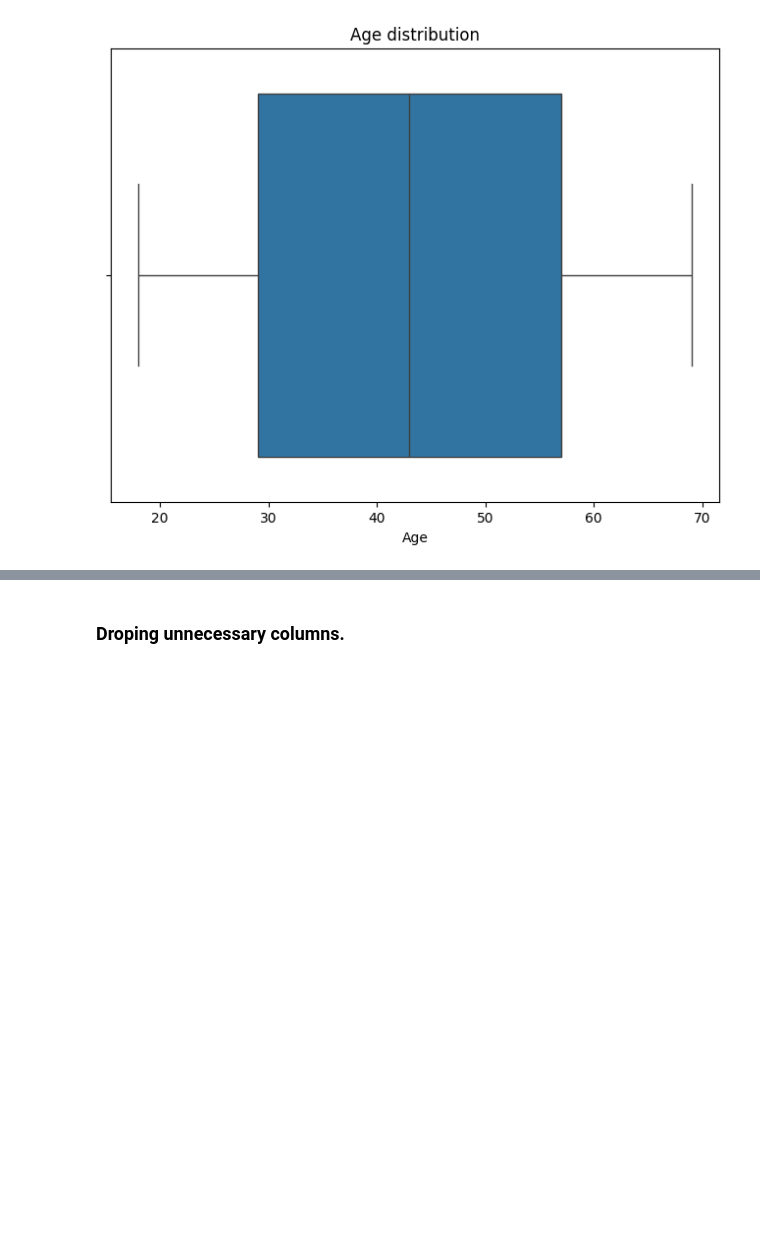
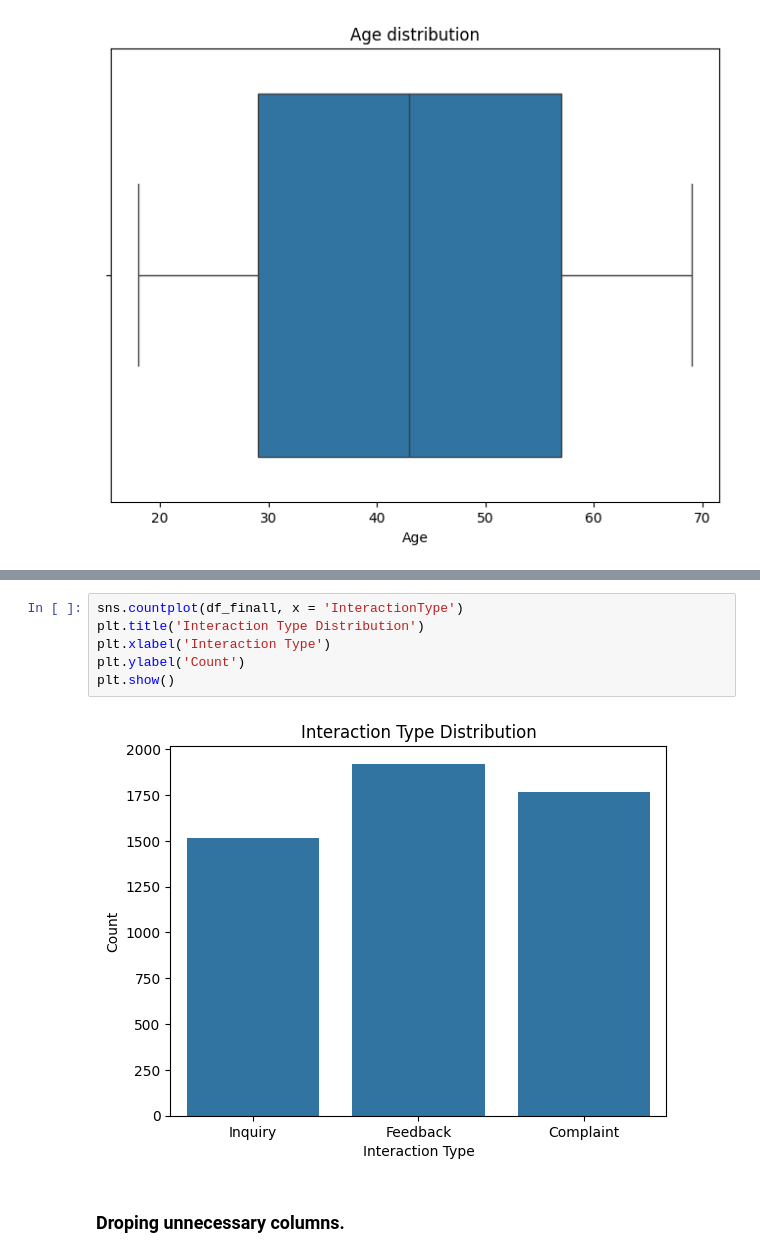
Before and after one commit to 87690ut/Virtual-Internships-Portfolio, a Jupyter notebook: Lloyds_Customer_Churn_Analysis/Llyods_Customer_Churn_Prediction-Analysis.ipynb, the cells around one changed output, grey strips where cells are left out. Cells and saved outputs as stored; diff of their text form; blank space fills up the shorter version.

```diff
--- a/Lloyds_Customer_Churn_Analysis/Llyods_Customer_Churn_Prediction-Analysis.ipynb
+++ b/Lloyds_Customer_Churn_Analysis/Llyods_Customer_Churn_Prediction-Analysis.ipynb
@@ -159,3 +185,11 @@ plt.show()
+# %%
+sns.countplot(df_finall, x = 'InteractionType')
+plt.title('Interaction Type Distribution')
+plt.xlabel('Interaction Type')
+plt.ylabel('Count')
+plt.show()
+# %% [output]
+[figure, added]
 # %% [markdown]
 ### Droping unnecessary columns.
 # %%
```
Also changed, not shown: parts of 4 cells of this notebook.
